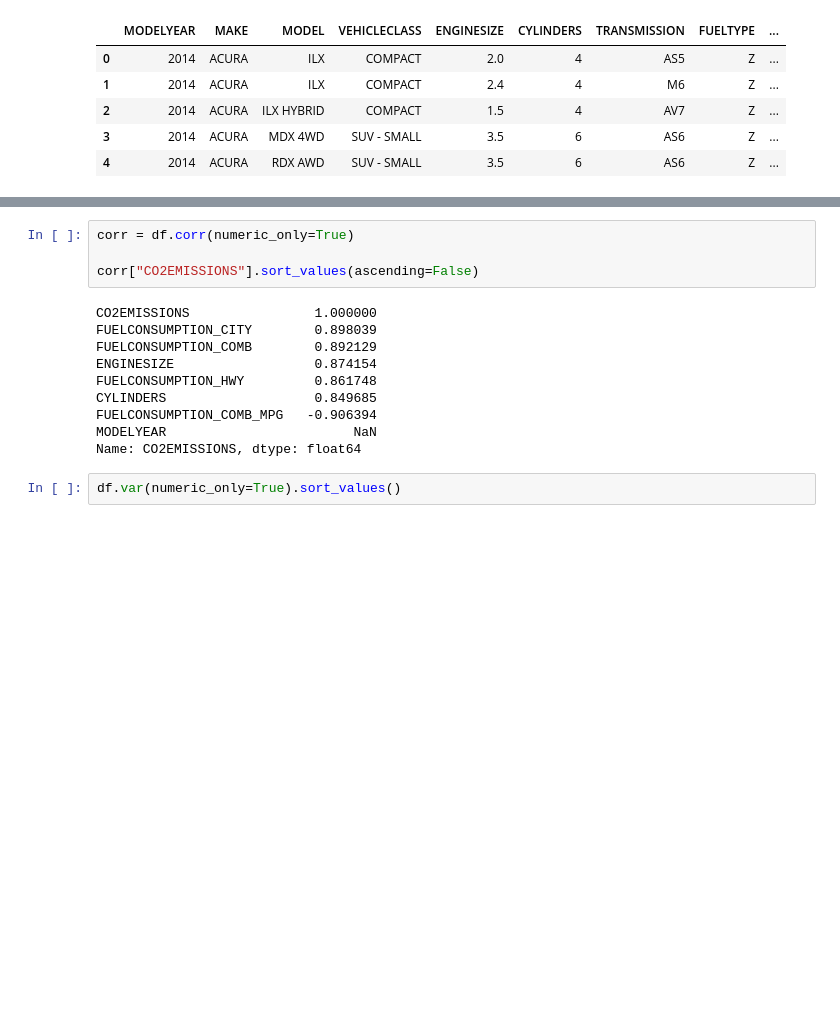
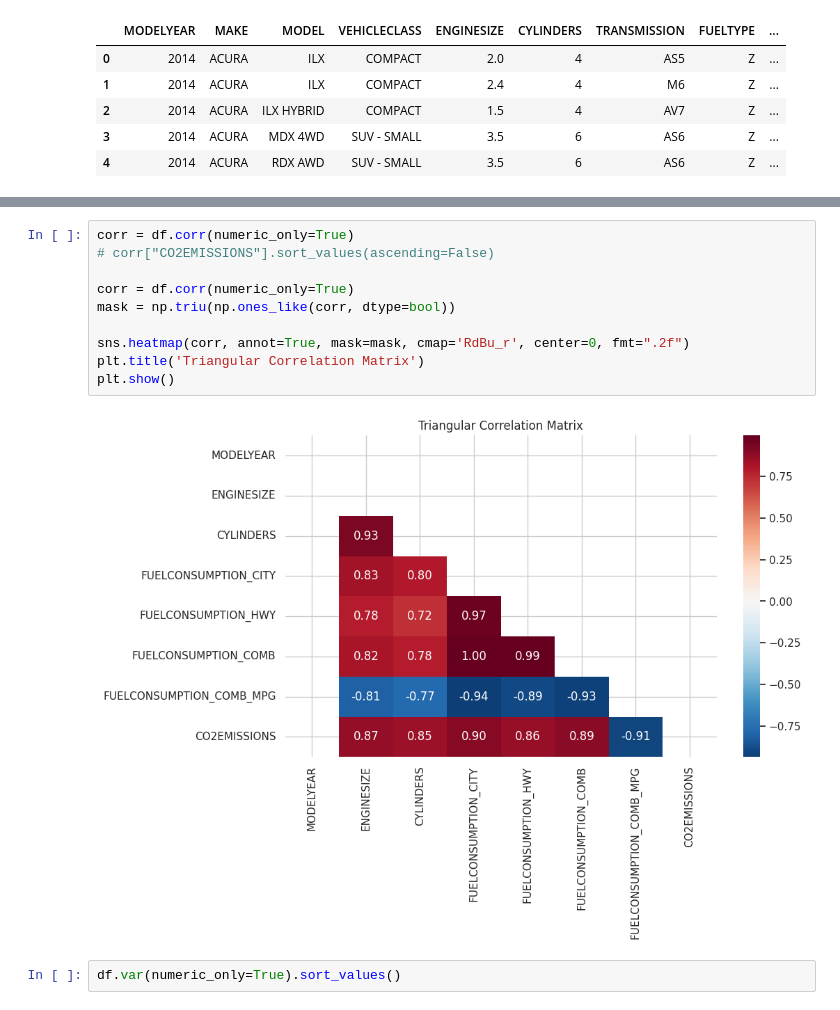
Before and after one commit to aliowx/end-to-end-ml-pipeline, a Jupyter notebook: notebook/01_fuel_consumption_eda.ipynb, the cells around one changed output, grey strips where cells are left out. Drawn from its saved outputs; the diff is of its cells as text; blank space fills up the shorter version.

```diff
--- a/notebook/01_fuel_consumption_eda.ipynb
+++ b/notebook/01_fuel_consumption_eda.ipynb
@@ -85,17 +129,15 @@ plt.show()
 # %%
 corr = df.corr(numeric_only=True)
+# corr["CO2EMISSIONS"].sort_values(ascending=False)
 
-corr["CO2EMISSIONS"].sort_values(ascending=False)
+corr = df.corr(numeric_only=True)
+mask = np.triu(np.ones_like(corr, dtype=bool))
+
+sns.heatmap(corr, annot=True, mask=mask, cmap='RdBu_r', center=0, fmt=".2f")
+plt.title('Triangular Correlation Matrix')
+plt.show()
 # %% [output]
-CO2EMISSIONS                1.000000
-FUELCONSUMPTION_CITY        0.898039
-FUELCONSUMPTION_COMB        0.892129
-ENGINESIZE                  0.874154
-FUELCONSUMPTION_HWY         0.861748
-CYLINDERS                   0.849685
-FUELCONSUMPTION_COMB_MPG   -0.906394
-MODELYEAR                        NaN
-Name: CO2EMISSIONS, dtype: float64
+[figure, added]
 # %%
 df.var(numeric_only=True).sort_values()
 # %% [output]
```
Also changed, not shown: parts of 21 cells of this notebook.
